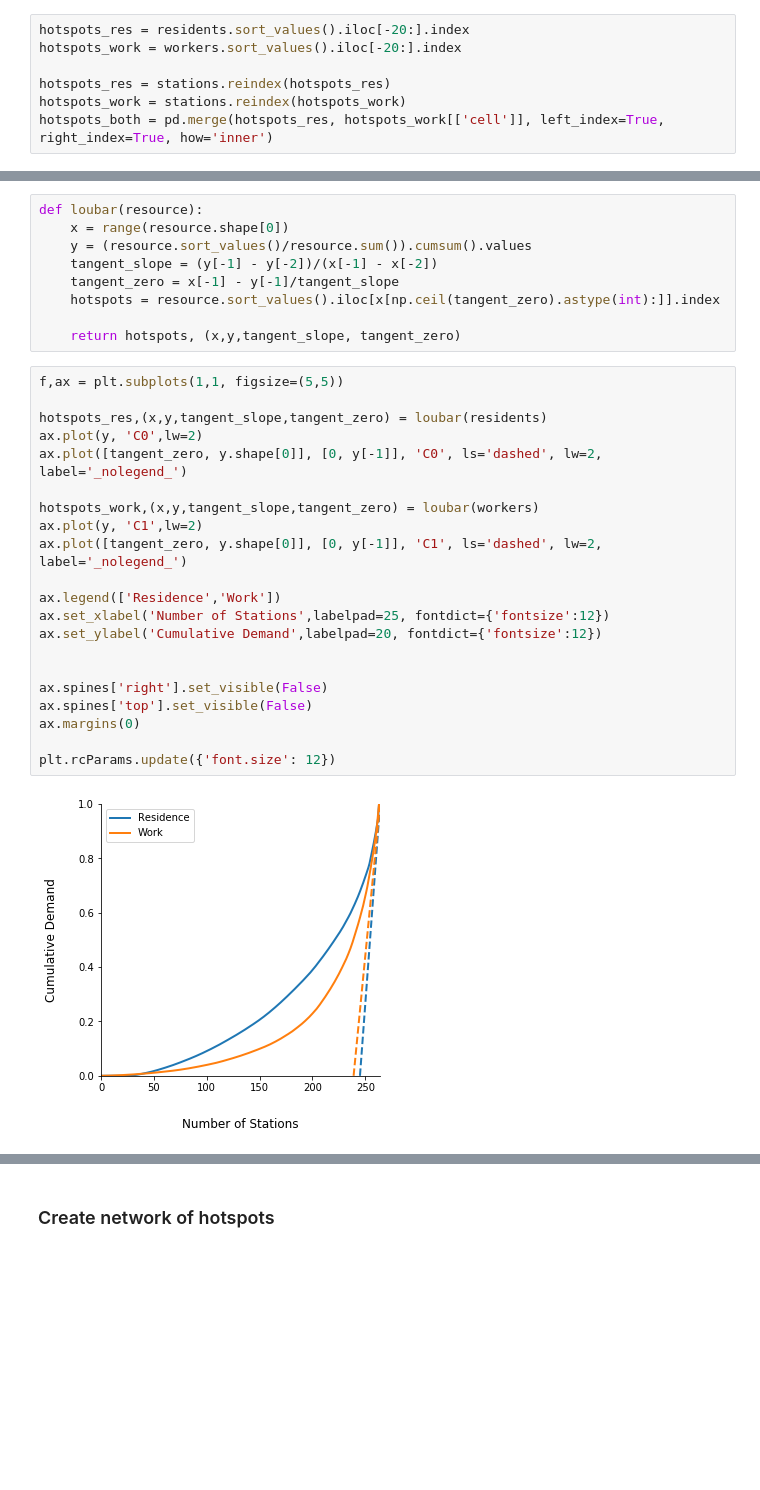
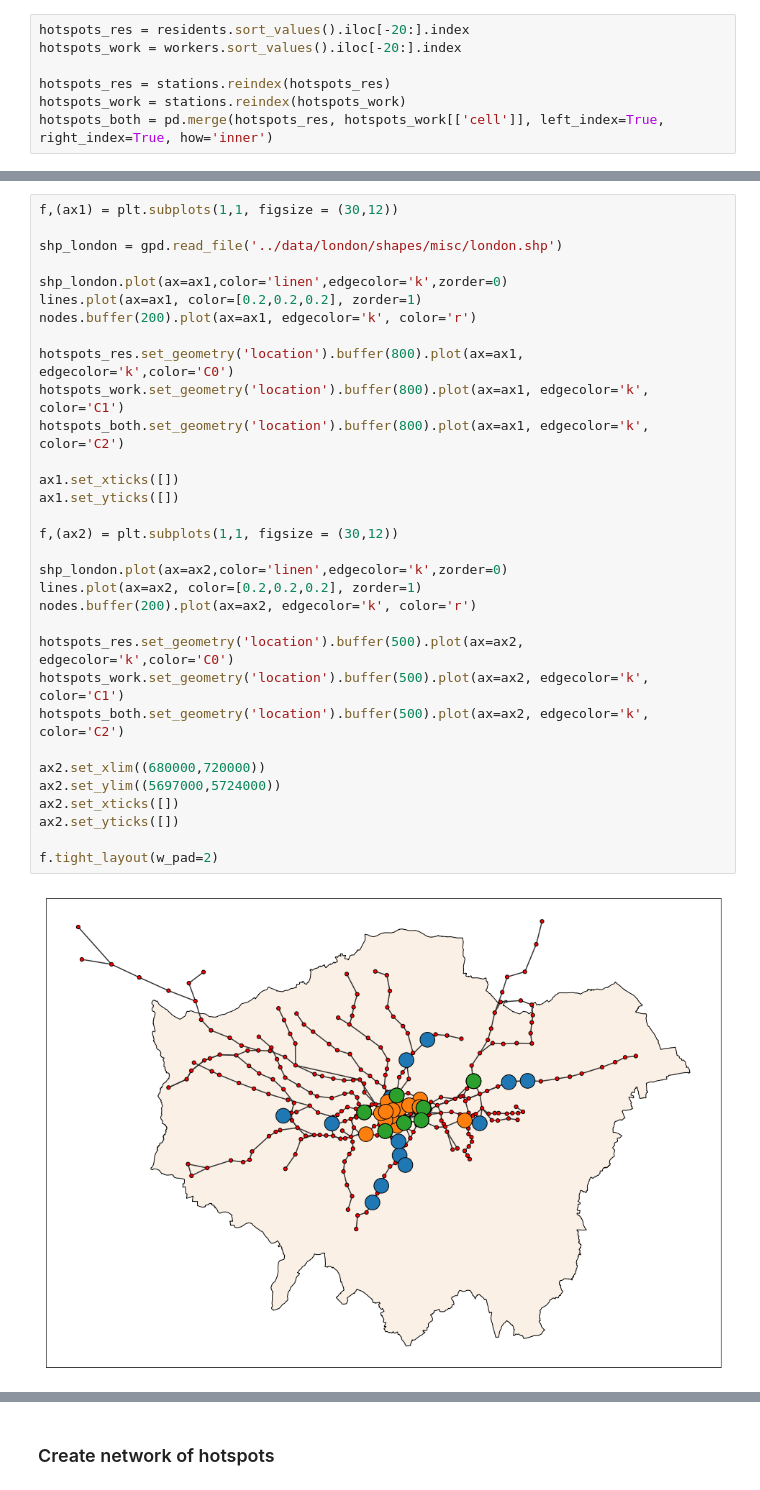
Before and after one commit to itko/cities, a Jupyter notebook: notebooks/network_analysis.ipynb, the cells around one changed output, grey strips where cells are left out. Saved outputs shown, nothing was run; the diff lists cells and outputs as text; blank space fills up the shorter version.

```diff
--- a/notebooks/network_analysis.ipynb
+++ b/notebooks/network_analysis.ipynb
@@ -280,32 +283,34 @@ f.tight_layout(w_pad=2)
-# %%
-def loubar(resource):
-    x = range(resource.shape[0])
-    y = (resource.sort_values()/resource.sum()).cumsum().values
-    tangent_slope = (y[-1] - y[-2])/(x[-1] - x[-2])
-    tangent_zero = x[-1] - y[-1]/tangent_slope
-    hotspots = resource.sort_values().iloc[x[np.ceil(tangent_zero).astype(int):]].index
-
-    return hotspots, (x,y,tangent_slope, tangent_zero)
-# %%
-f,ax = plt.subplots(1,1, figsize=(5,5))
-
-hotspots_res,(x,y,tangent_slope,tangent_zero) = loubar(residents)
-ax.plot(y, 'C0',lw=2)
-ax.plot([tangent_zero, y.shape[0]], [0, y[-1]], 'C0', ls='dashed', lw=2, label='_nolegend_')
-
-hotspots_work,(x,y,tangent_slope,tangent_zero) = loubar(workers)
-ax.plot(y, 'C1',lw=2)
-ax.plot([tangent_zero, y.shape[0]], [0, y[-1]], 'C1', ls='dashed', lw=2, label='_nolegend_')
-
-ax.legend(['Residence','Work'])
-ax.set_xlabel('Number of Stations',labelpad=25, fontdict={'fontsize':12})
-ax.set_ylabel('Cumulative Demand',labelpad=20, fontdict={'fontsize':12})
-
-
-ax.spines['right'].set_visible(False)
-ax.spines['top'].set_visible(False)
-ax.margins(0)
-
-plt.rcParams.update({'font.size': 12})
-# %% [output]
-[figure, removed]
+# %%
+f,(ax1) = plt.subplots(1,1, figsize = (30,12))
+
+shp_london = gpd.read_file('../data/london/shapes/misc/london.shp')
+
+shp_london.plot(ax=ax1,color='linen',edgecolor='k',zorder=0)
+lines.plot(ax=ax1, color=[0.2,0.2,0.2], zorder=1)
+nodes.buffer(200).plot(ax=ax1, edgecolor='k', color='r')
+
+hotspots_res.set_geometry('location').buffer(800).plot(ax=ax1, edgecolor='k',color='C0')
+hotspots_work.set_geometry('location').buffer(800).plot(ax=ax1, edgecolor='k', color='C1')
+hotspots_both.set_geometry('location').buffer(800).plot(ax=ax1, edgecolor='k', color='C2')
+
+ax1.set_xticks([])
+ax1.set_yticks([])
+
+f,(ax2) = plt.subplots(1,1, figsize = (30,12))
+
+shp_london.plot(ax=ax2,color='linen',edgecolor='k',zorder=0)
+lines.plot(ax=ax2, color=[0.2,0.2,0.2], zorder=1)
+nodes.buffer(200).plot(ax=ax2, edgecolor='k', color='r')
+
+hotspots_res.set_geometry('location').buffer(500).plot(ax=ax2, edgecolor='k',color='C0')
+hotspots_work.set_geometry('location').buffer(500).plot(ax=ax2, edgecolor='k', color='C1')
+hotspots_both.set_geometry('location').buffer(500).plot(ax=ax2, edgecolor='k', color='C2')
+
+ax2.set_xlim((680000,720000))
+ax2.set_ylim((5697000,5724000))
+ax2.set_xticks([])
+ax2.set_yticks([])
+
+f.tight_layout(w_pad=2)
+# %% [output]
+[figure, added]
```
Also changed, not shown: parts of 12 cells of this notebook, 4 other files.
